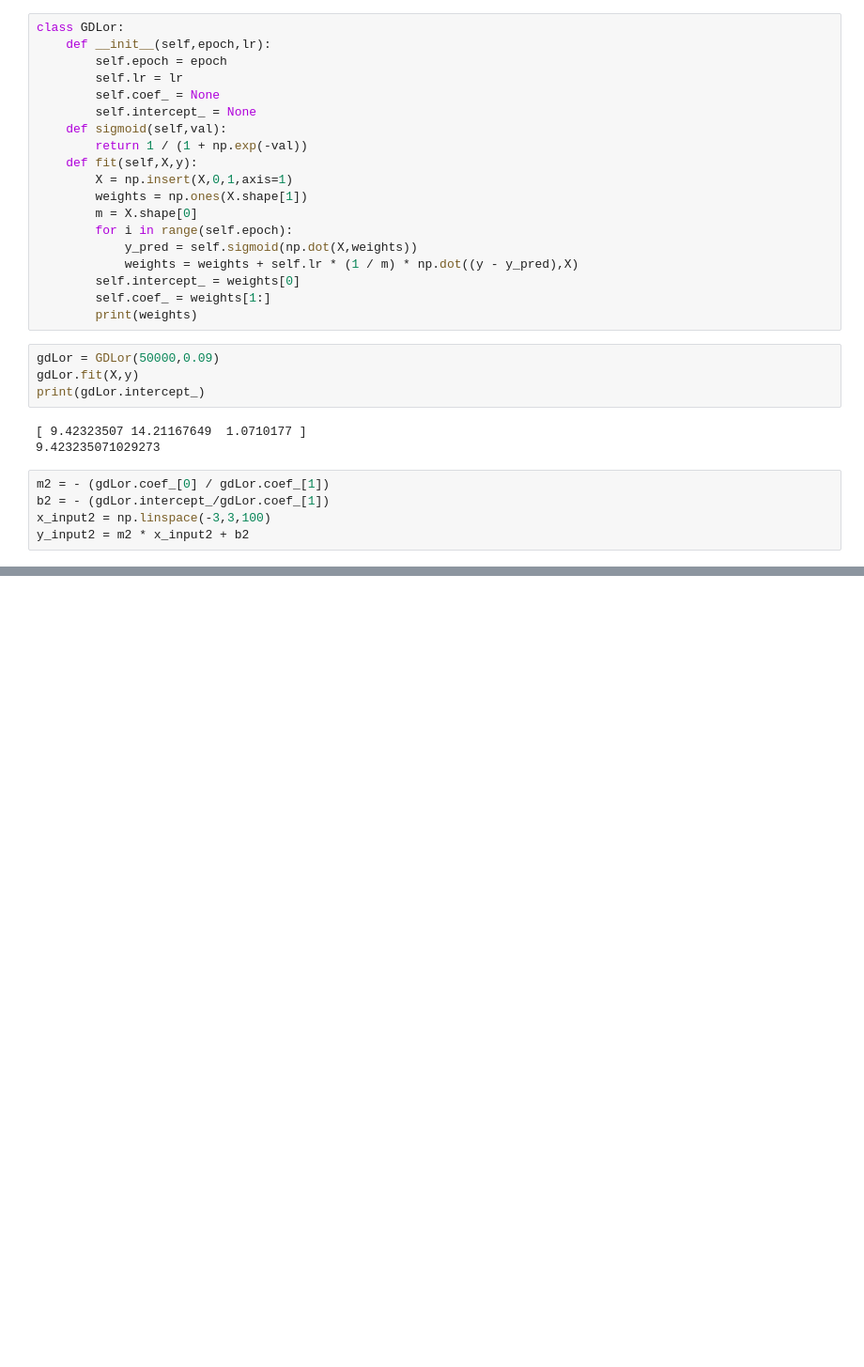
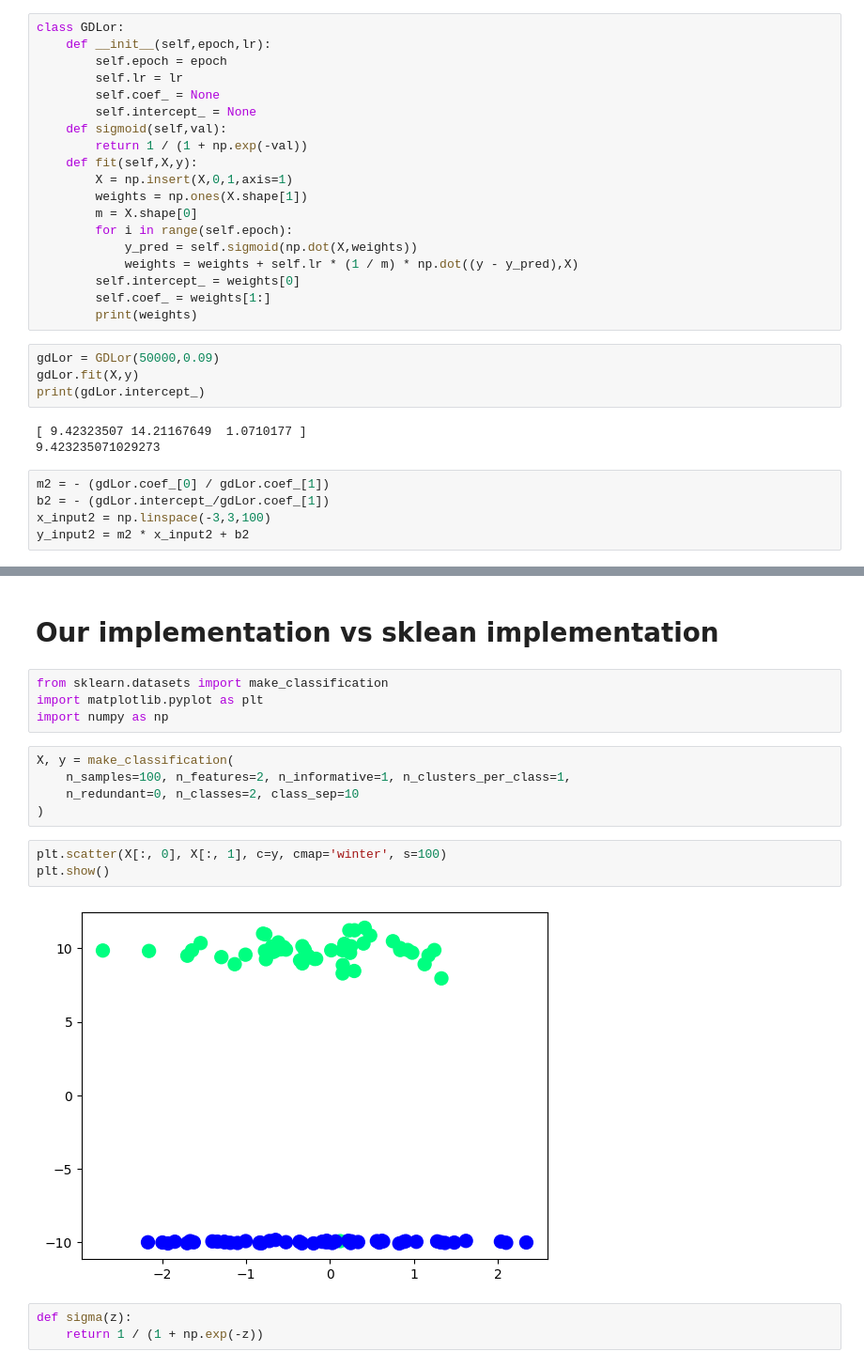
Before and after one commit to RaF-in/ML-Algos, a Jupyter notebook: Logistic Regression/Logistic Regression Grdient Descent.ipynb, the cells around one changed output, grey strips where cells are left out. Shown: that part at 94% size. Cells and saved outputs as stored; diff of their text form; blank space fills up the shorter version.

```diff
--- a/Logistic Regression/Logistic Regression Grdient Descent.ipynb
+++ b/Logistic Regression/Logistic Regression Grdient Descent.ipynb
@@ -64,0 +64,19 @@ plt.plot(x_input,y_input)
+# %% [markdown]
+# Our implementation vs sklean implementation
+# %%
+from sklearn.datasets import make_classification
+import matplotlib.pyplot as plt
+import numpy as np
+# %%
+X, y = make_classification(
+    n_samples=100, n_features=2, n_informative=1, n_clusters_per_class=1,
+    n_redundant=0, n_classes=2, class_sep=10
+)
+# %%
+plt.scatter(X[:, 0], X[:, 1], c=y, cmap='winter', s=100)
+plt.show()
+# %% [output]
+[figure, added]
+# %%
+def sigma(z):
+    return 1 / (1 + np.exp(-z))
```
Also changed, not shown: parts of 3 cells of this notebook.
